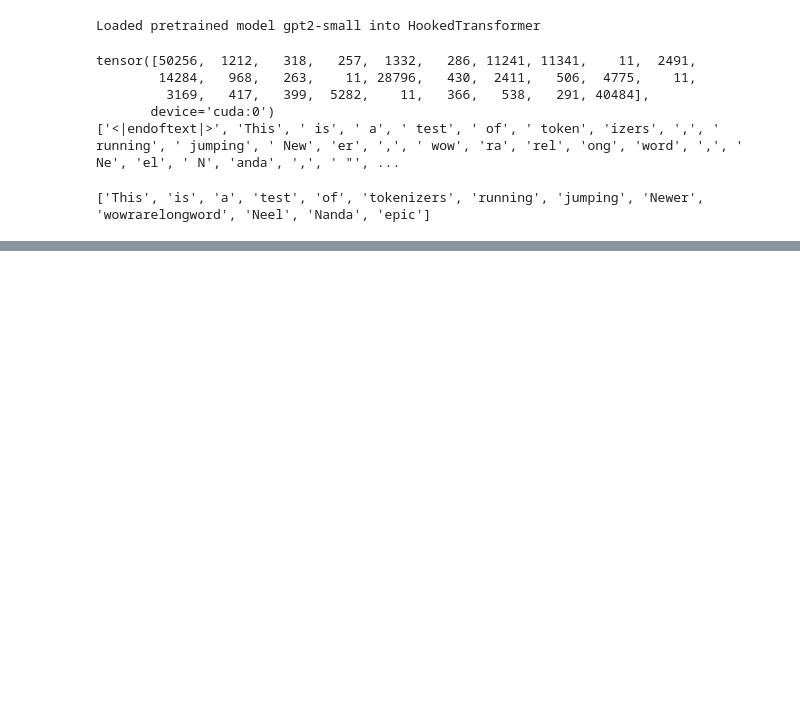
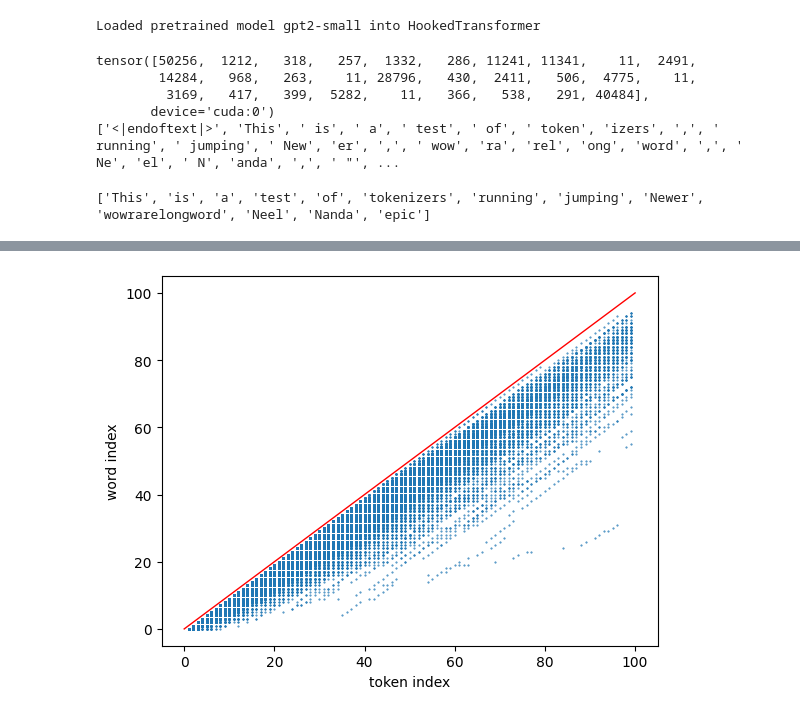
Before and after one commit to icemoon97/emergent-positional-embeddings, a Jupyter notebook: tokens.ipynb, the cells around one changed output, grey strips where cells are left out. Drawn from its saved outputs; the diff is of its cells as text; code cells hidden in the pictures; blank space fills up the shorter version.

Commit message:
updates to token matching algorithm

```diff
--- a/tokens.ipynb
+++ b/tokens.ipynb
@@ -70,7 +70,7 @@ while i < len(gpt_tokens_str):
         # if not in cur_word or next word, give up and continue
         else:
             i += 1
-            result.append((t, "NA"))
+            result.append((t, -1))
 
 result
 # %% [output]
@@ -93,0 +155,27 @@ result
+# %%
+token_idx = []
+word_idx = []
+
+N_LINES = 5000
+
+with open('datasets/prewar.txt', 'r') as f:
+    prewar = [line.rstrip("\n") for line in f.readlines()]
+
+    for i, line in tqdm(enumerate(prewar[:N_LINES]), total=N_LINES):
+        # print(i)
+        for _, tid, wid in map_word_index(line)[:100]:
+            if wid < 0:
+                continue
+            token_idx.append(tid)
+            word_idx.append(wid)
+# %%
+plt.scatter(token_idx, word_idx, s=0.2)
+
+# x = y line
+plt.plot([0, 100], [0, 100], 'r-', linewidth=1)
+
+plt.xlabel('token index')
+plt.ylabel('word index')
+plt.show()
+# %% [output]
+[figure, added]
```
Also changed, not shown: parts of 4 cells of this notebook, 1 other file.
